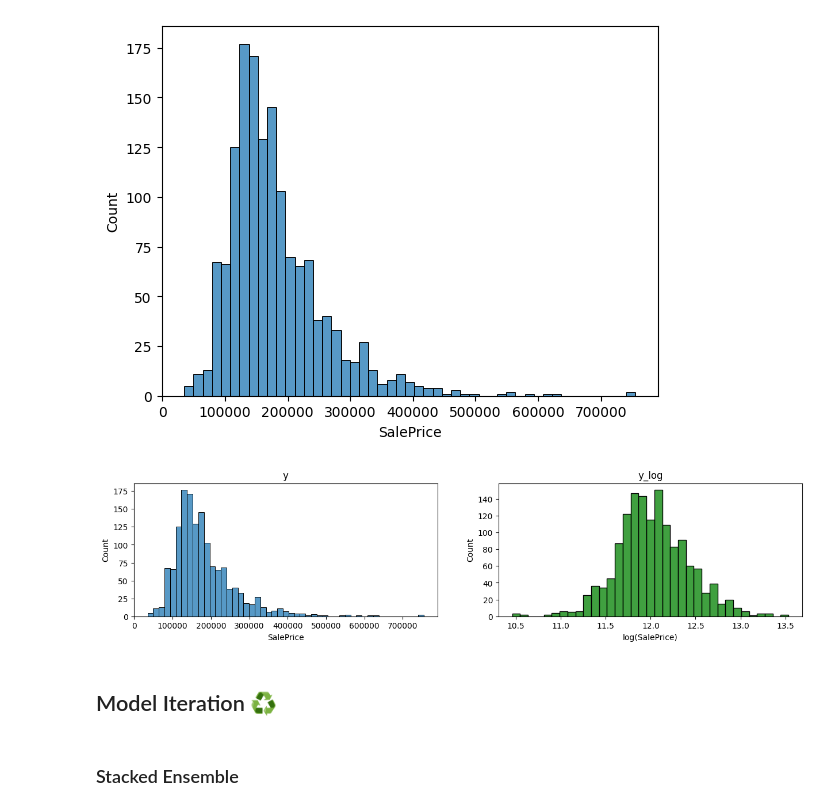
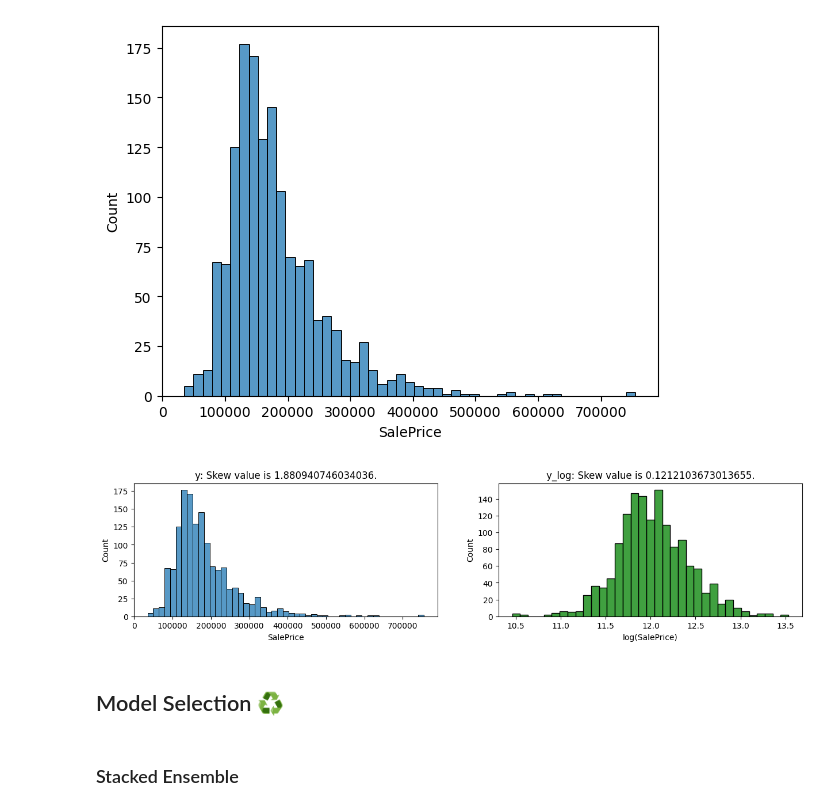
Before and after one commit to oscarschraenkler/House-prices-kaggle-competition, a Jupyter notebook: houses_kaggle_competition.ipynb, the cells around one changed output. Cells and saved outputs as stored; diff of their text form; code cells hidden in the pictures.

```diff
--- a/houses_kaggle_competition.ipynb
+++ b/houses_kaggle_competition.ipynb
@@ -411,10 +412,16 @@ preproc_numerical = make_pipeline(SimpleImputer(strategy="median"),
 # %%
 #Define nominal features to one-hot-encode as the remaining ones (non numerical, non ordinal)
 feat_nominal = sorted(
-    list(set(X.columns) - set(feat_numerical) - set(feat_ordinal)))
+    list(set(X.drop(columns="MoSold")) - set(feat_numerical) - set(feat_ordinal)))
 
 preproc_nominal = make_pipeline(SimpleImputer(strategy="most_frequent"),
                                 OneHotEncoder(handle_unknown="ignore"))
+
+#Apply a cosine transformer function to the month sold column in order to preserve cyclical nature of the months
+def cosine_transformer(X):
+    return pd.DataFrame(-np.cos(0.5236*X))
+
+preproc_cyclical = FunctionTransformer(cosine_transformer, validate=False)
 # %%
 preproc = make_column_transformer((preproc_numerical, feat_numerical),
                                   (preproc_ordinal, feat_ordinal),
@@ -474,15 +485,14 @@ Our goal is to remove the least interesting features, to limit overfitting and s
 preproc_transformer = make_column_transformer(
     (preproc_numerical,
      make_column_selector(dtype_include=["int64", "float64"])),
-    (preproc_ordinal, feat_ordinal), (preproc_nominal, feat_nominal),
-    remainder="drop")
+    (preproc_ordinal, feat_ordinal), (preproc_nominal, feat_nominal))
 
 preproc_selector = SelectPercentile(
     mutual_info_regression,
     percentile=80,  #Keep only 80% of all features
 )
 
-preproc = make_pipeline(preproc_transformer, preproc_selector)
+preproc = make_pipeline(preproc_transformer)
 preproc
 # %% [output]
 Pipeline(steps=[('columntransformer',
@@ -519,15 +529,15 @@ sns.histplot(y);
 # %%
 y_log = np.log(y)
 plt.figure(figsize=(15, 3))
 plt.subplot(1, 2, 1)
 sns.histplot(y)
-plt.title('y')
+plt.title(f"y: Skew value is {scipy.stats.skew(y)}.")
 plt.subplot(1, 2, 2)
 sns.histplot(y_log, color='green')
 plt.xlabel("log(SalePrice)")
-plt.title('y_log');
+plt.title(f"y_log: Skew value is {scipy.stats.skew(y_log)}.");
 # %% [output]
-[figure, old version]
+[figure, new version]
 # %%
 #Create a new scorer to minimize the error when predicting y_log
 mse = make_scorer(mean_squared_error)
@@ -535,7 +545,7 @@ mse = make_scorer(mean_squared_error)
 #Create a new scorer to maximize for GridSearch
 mse_neg = make_scorer(mean_squared_error, greater_is_better=False)
 # %% [markdown]
-## Model Iteration ♻
+## Model Selection ♻
 # %% [markdown]
 ### Stacked Ensemble
 # %% [markdown]
```
Also changed, not shown: parts of 24 cells of this notebook.
